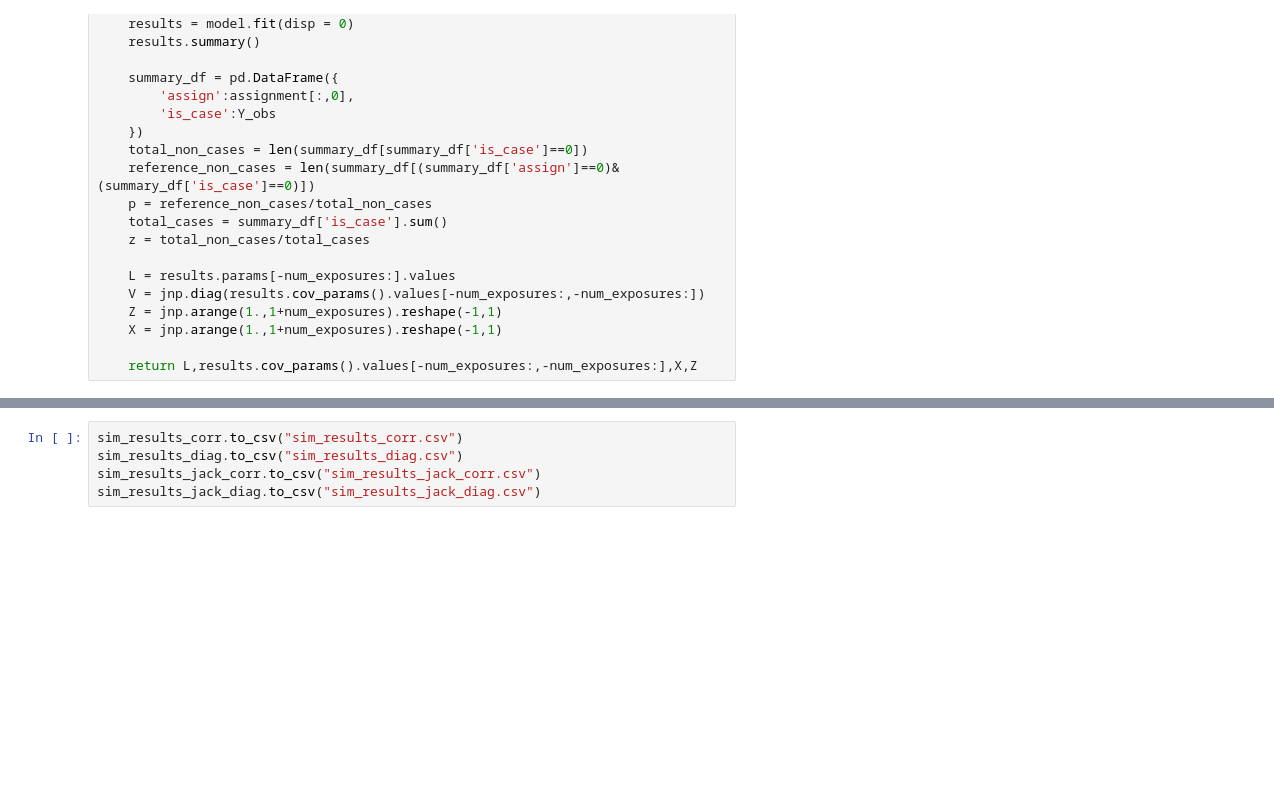
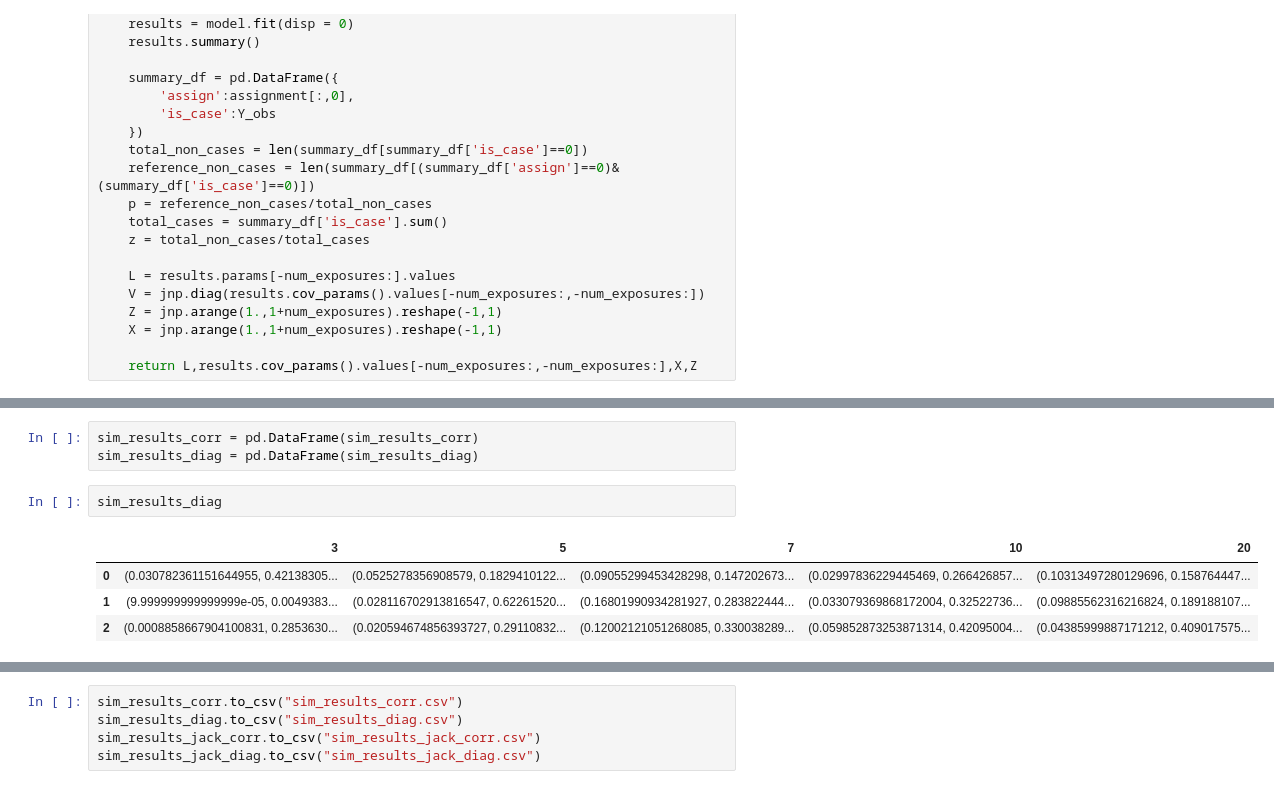
Before and after one commit to ihmeuw-msca/CorrelationCorrection, a Jupyter notebook: big_between_study_reml.ipynb, the cells around one changed output, grey strips where cells are left out. Drawn from its saved outputs; the diff is of its cells as text; blank space fills up the shorter version.

```diff
--- a/big_between_study_reml.ipynb
+++ b/big_between_study_reml.ipynb
@@ -220 +495,11 @@ def simulate_meta_analysis(
+# %%
+sim_results_corr = pd.DataFrame(sim_results_corr)
+sim_results_diag = pd.DataFrame(sim_results_diag)
+# %%
+sim_results_diag
+# %% [output]
+|  | 3 | 5 | 7 | 10 | 20 |
+| 0 | (0.030782361151644955, 0.42138305... | (0.0525278356908579, 0.1829410122... | (0.09055299453428298, 0.147202673... | (0.02997836229445469, 0.266426857... | (0.10313497280129696, 0.158764447... |
+| 1 | (9.999999999999999e-05, 0.0049383... | (0.028116702913816547, 0.62261520... | (0.16801990934281927, 0.283822444... | (0.033079369868172004, 0.32522736... | (0.09885562316216824, 0.189188107... |
+| 2 | (0.0008858667904100831, 0.2853630... | (0.020594674856393727, 0.29110832... | (0.12002121051268085, 0.330038289... | (0.059852873253871314, 0.42095004... | (0.04385999887171212, 0.409017575... |
 # %%
```
Also changed, not shown: parts of 22 cells of this notebook.
